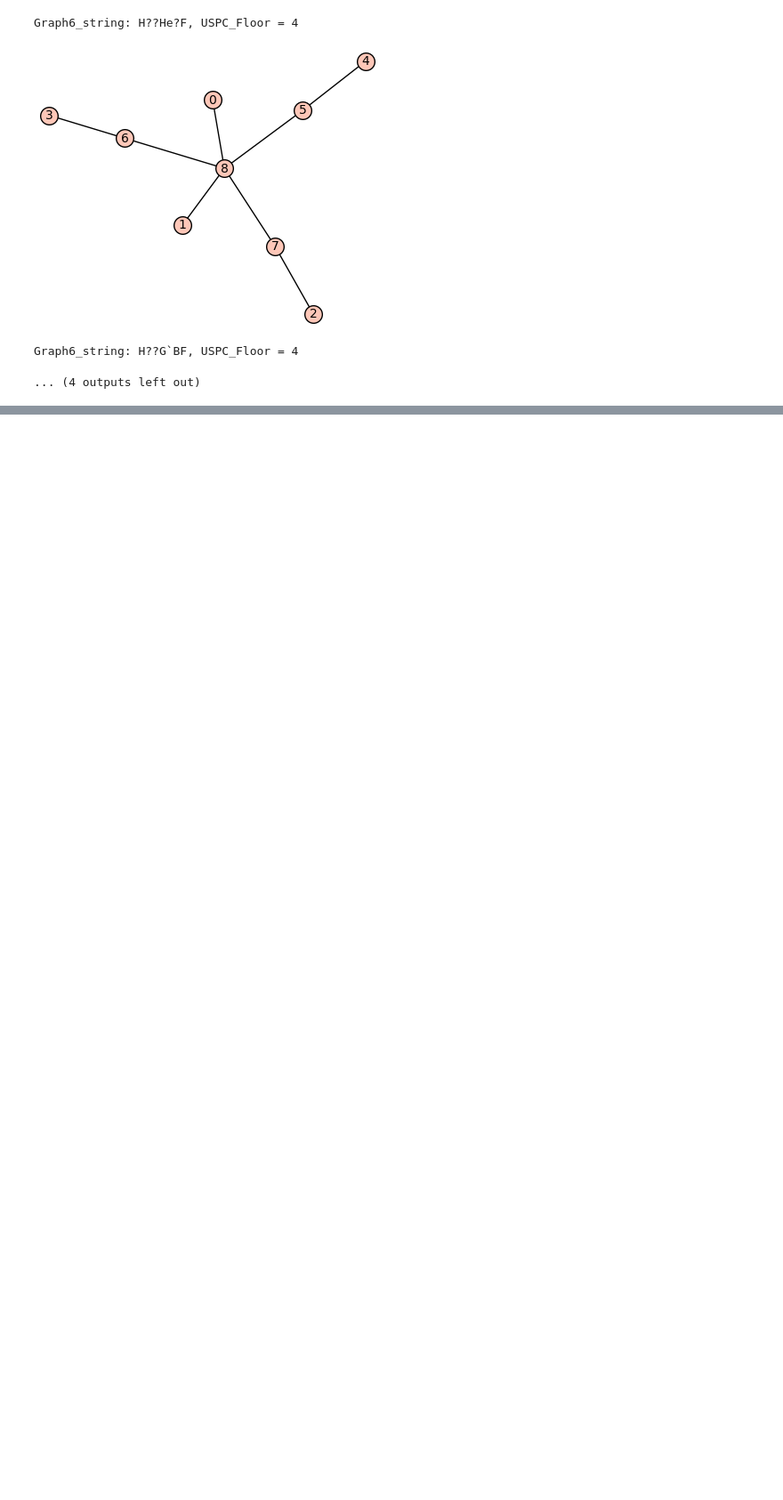
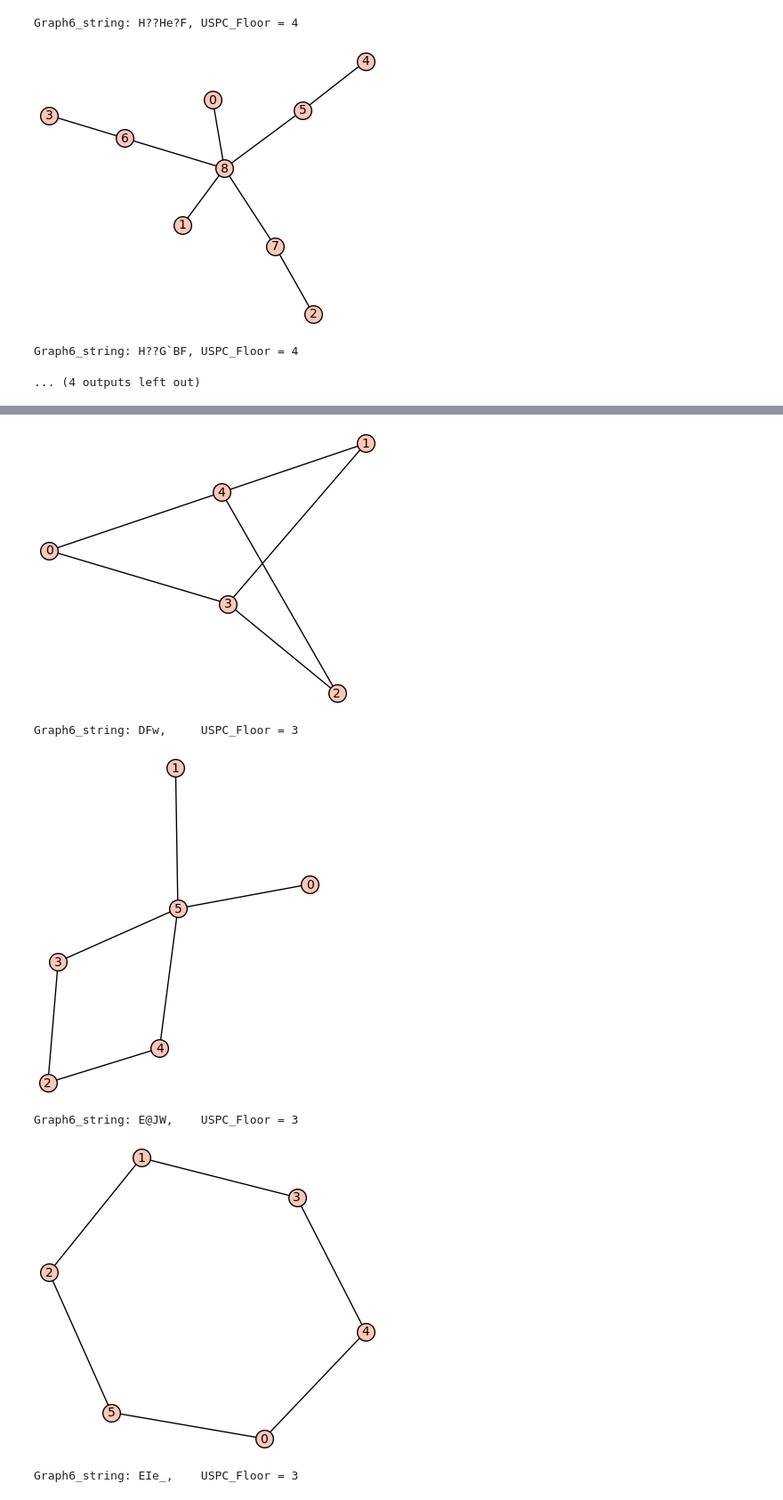
Before and after one commit to cerickson30/qBound, a Jupyter notebook: Displaying spectator number minor minimal graphs.ipynb, the cells around one changed output, grey strips where cells are left out. Shown at 89% size. Saved outputs shown, nothing was run; the diff lists cells and outputs as text; code cells hidden in the pictures; blank space fills up the shorter version.

```diff
--- a/Displaying spectator number minor minimal graphs.ipynb
+++ b/Displaying spectator number minor minimal graphs.ipynb
@@ -144,0 +163,9 @@ Graph6_string: H??G`BF, USPC_Floor = 4
+# %%
+get_minor_minimal_graphs(max_n=9, spectator_number=3, connected=True)
+# %% [output]
+[figure, added]
+Graph6_string: DFw,     USPC_Floor = 3
+[figure, added]
+Graph6_string: E@JW,    USPC_Floor = 3
+[figure, added]
+Graph6_string: EIe_,    USPC_Floor = 3
```
Also changed, not shown: parts of 9 cells of this notebook.
